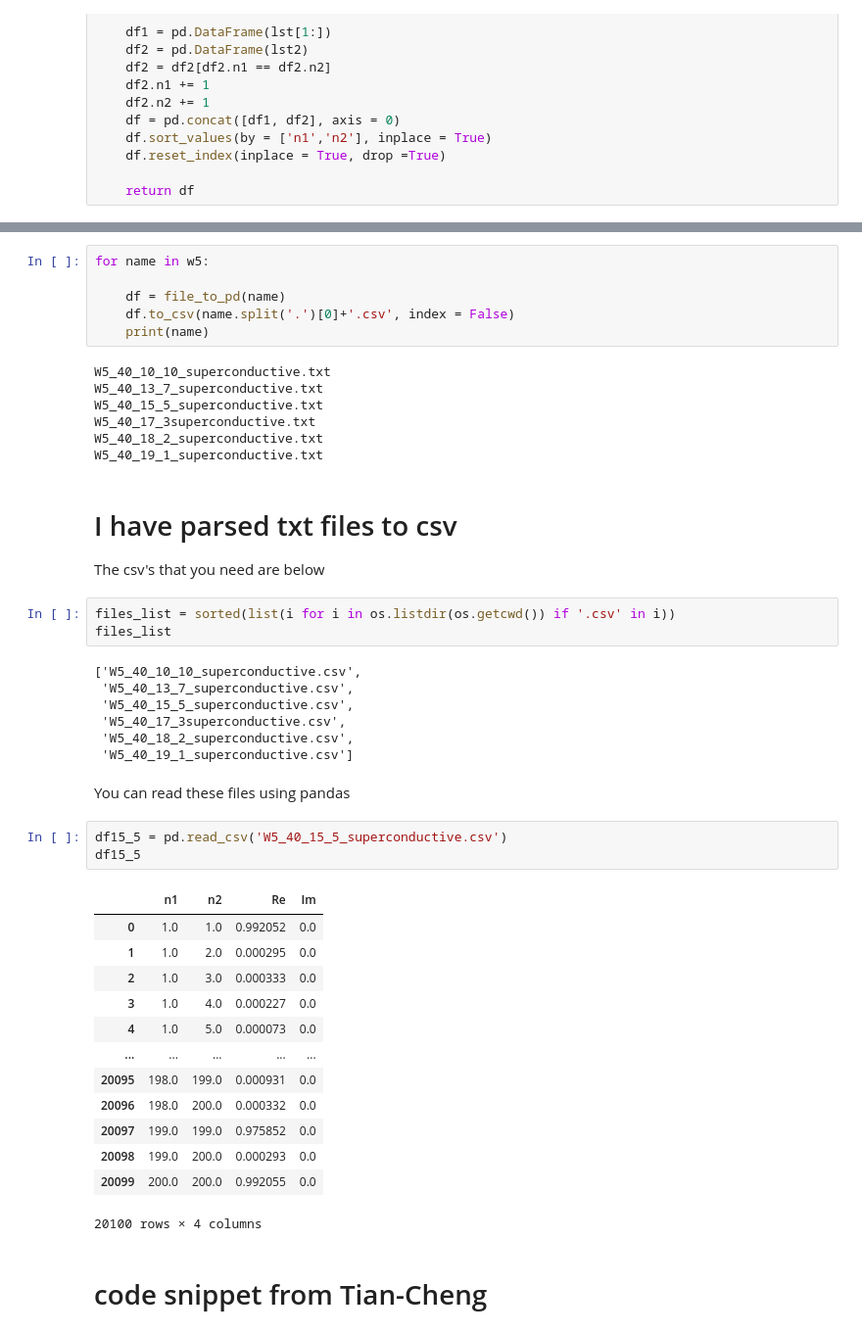
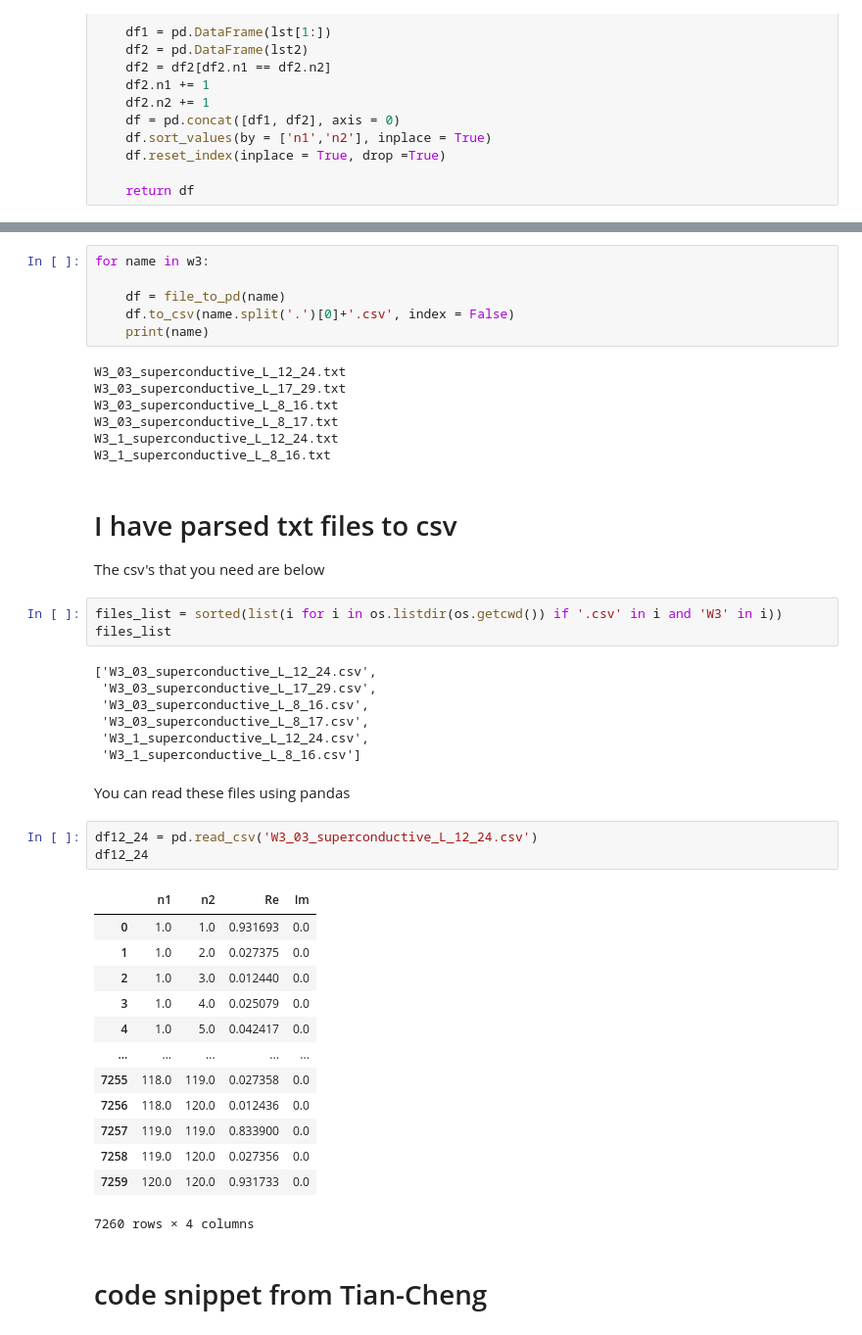
Before and after one commit to mindelly/diagrams2, a Jupyter notebook: Correlations/correlations_data/correlations_try.ipynb, the cells around one changed output, grey strips where cells are left out. Shown at 98% size. Saved outputs shown, nothing was run; the diff lists cells and outputs as text.

```diff
--- a/Correlations/correlations_data/correlations_try.ipynb
+++ b/Correlations/correlations_data/correlations_try.ipynb
@@ -64,49 +70,49 @@ w5 = [i for i in files_list if 'W5' in i]
 # %%
-for name in w5:
+for name in w3:
 
     df = file_to_pd(name)
     df.to_csv(name.split('.')[0]+'.csv', index = False)
     print(name)
 # %% [output]
-W5_40_10_10_superconductive.txt
-W5_40_13_7_superconductive.txt
-W5_40_15_5_superconductive.txt
-W5_40_17_3superconductive.txt
-W5_40_18_2_superconductive.txt
-W5_40_19_1_superconductive.txt
+W3_03_superconductive_L_12_24.txt
+W3_03_superconductive_L_17_29.txt
+W3_03_superconductive_L_8_16.txt
+W3_03_superconductive_L_8_17.txt
+W3_1_superconductive_L_12_24.txt
+W3_1_superconductive_L_8_16.txt
 # %% [markdown]
 # I have parsed txt files to csv
 
 The csv's that you need are below
 # %%
-files_list = sorted(list(i for i in os.listdir(os.getcwd()) if '.csv' in i))
+files_list = sorted(list(i for i in os.listdir(os.getcwd()) if '.csv' in i and 'W3' in i))
 files_list
 # %% [output]
-['W5_40_10_10_superconductive.csv',
- 'W5_40_13_7_superconductive.csv',
- 'W5_40_15_5_superconductive.csv',
- 'W5_40_17_3superconductive.csv',
- 'W5_40_18_2_superconductive.csv',
- 'W5_40_19_1_superconductive.csv']
+['W3_03_superconductive_L_12_24.csv',
+ 'W3_03_superconductive_L_17_29.csv',
+ 'W3_03_superconductive_L_8_16.csv',
+ 'W3_03_superconductive_L_8_17.csv',
+ 'W3_1_superconductive_L_12_24.csv',
+ 'W3_1_superconductive_L_8_16.csv']
 # %% [markdown]
 You can read these files using pandas
 # %%
-df15_5 = pd.read_csv('W5_40_15_5_superconductive.csv')
-df15_5
+df12_24 = pd.read_csv('W3_03_superconductive_L_12_24.csv')
+df12_24
 # %% [output]
 |  | n1 | n2 | Re | Im |
-| 0 | 1.0 | 1.0 | 0.992052 | 0.0 |
-| 1 | 1.0 | 2.0 | 0.000295 | 0.0 |
-| 2 | 1.0 | 3.0 | 0.000333 | 0.0 |
-| 3 | 1.0 | 4.0 | 0.000227 | 0.0 |
-| 4 | 1.0 | 5.0 | 0.000073 | 0.0 |
+| 0 | 1.0 | 1.0 | 0.931693 | 0.0 |
+| 1 | 1.0 | 2.0 | 0.027375 | 0.0 |
+| 2 | 1.0 | 3.0 | 0.012440 | 0.0 |
+| 3 | 1.0 | 4.0 | 0.025079 | 0.0 |
+| 4 | 1.0 | 5.0 | 0.042417 | 0.0 |
 | ... | ... | ... | ... | ... |
-| 20095 | 198.0 | 199.0 | 0.000931 | 0.0 |
-| 20096 | 198.0 | 200.0 | 0.000332 | 0.0 |
-| 20097 | 199.0 | 199.0 | 0.975852 | 0.0 |
-| 20098 | 199.0 | 200.0 | 0.000293 | 0.0 |
-| 20099 | 200.0 | 200.0 | 0.992055 | 0.0 |
+| 7255 | 118.0 | 119.0 | 0.027358 | 0.0 |
+| 7256 | 118.0 | 120.0 | 0.012436 | 0.0 |
+| 7257 | 119.0 | 119.0 | 0.833900 | 0.0 |
+| 7258 | 119.0 | 120.0 | 0.027356 | 0.0 |
+| 7259 | 120.0 | 120.0 | 0.931733 | 0.0 |
-20100 rows × 4 columns
+7260 rows × 4 columns
 # %% [markdown]
 # code snippet from Tian-Cheng
 # %%
```
Also changed, not shown: parts of 14 cells of this notebook, 57 other files.
